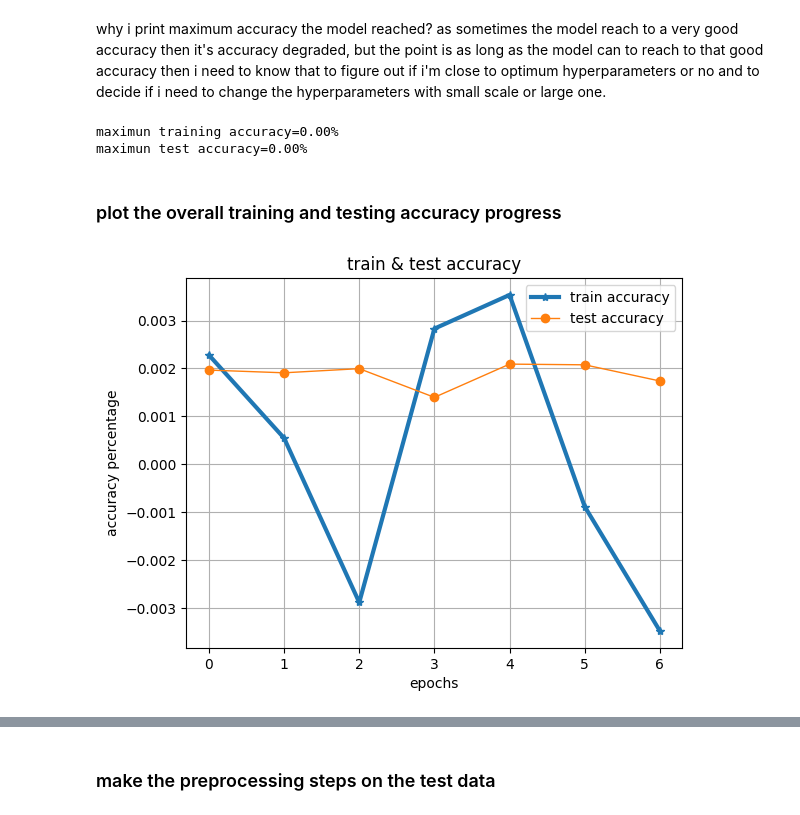
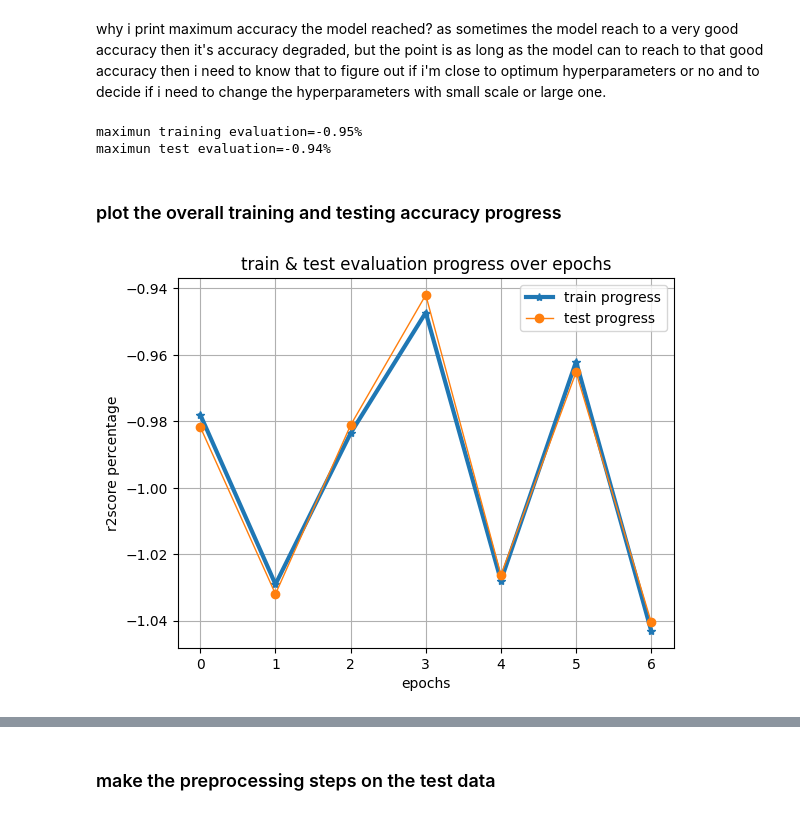
Before and after one commit to salama4ai/AI-project, a Jupyter notebook: PyTorch_model_implementation.ipynb, the cells around one changed output, grey strips where cells are left out. Drawn from its saved outputs; the diff is of its cells as text; code cells hidden in the pictures.

```diff
--- a/PyTorch_model_implementation.ipynb
+++ b/PyTorch_model_implementation.ipynb
@@ -285,13 +352,20 @@ network(
 # from this cell you can adjust/tune almost all the hyper paremeters,
 # except the model structure which can be adjusted from the previous cell
 
-#the Learning Rate hyperparameter
+# initializing the model and convert it to device(gpu or cpu)
+model = network().to(device)
+
+# print the model structure
+print(model)
+
+# the Learning Rate hyperparameter
 lr = 0.005
 
 # loss initializing
+criterion = R2Score(num_outputs=1, adjusted=0)
 criterion = nn.MSELoss()
 
-#optimizer initializing
+# optimizer initializing
 optimizer = torch.optim.Adam(model.parameters(), lr=lr)
 
 #learning-rate schedular initialization
@@ -305,8 +379,12 @@ num_epochs = 7
 # set the batch size
 batch_size = 512 #4096
 
-#
+# create the train_loader object
 train_loader = DataLoader(dataset=train_set, shuffle=True, batch_size=batch_size)
 
-#
+# create the test_loader object
 test_loader = DataLoader(dataset=test_set, batch_size=batch_size)
+
+
+# call the training function
+train_evaluation_progress, test_evaluation_progress = train_model(num_epochs, data_loader=train_loader)
@@ -412,35 +410,35 @@ after 1 epoch, train_acc = 0.54%, test_acc = 0.29%,        time_elapsed = 0.7 mi
 why i print maximum accuracy the model reached? as sometimes the model reach to a very good accuracy then it's accuracy degraded, but the point is as long as the model can to reach to that good accuracy then i need to know that to figure out if i'm close to optimum hyperparameters or no and to decide if i need to change the hyperparameters with small scale or large one.
 # %%
 # printing the maximum training accuracy and maximum testing accuracy the model reached
-print(f"maximun training accuracy={(max(result_train_acc)):.2f}%\nmaximun test accuracy={(max(result_test_acc)):.2f}%")
+print(f"maximun training evaluation={(max(train_evaluation_progress)):.2f}%\nmaximun test evaluation={(max(test_evaluation_progress)):.2f}%")
 # %% [output]
-maximun training accuracy=0.00%
-maximun test accuracy=0.00%
+maximun training evaluation=-0.95%
+maximun test evaluation=-0.94%
 # %% [markdown]
 ### plot the overall training and testing accuracy progress
 # %%
 # convert the train accuracy list into numpy array.
-train_line_val = np.array([val.cpu() for val in result_train_acc]) # just replace val with val.cpu() if output is cuda
+train_line_val = np.array([val.cpu() for val in train_evaluation_progress]) # just replace val with val.cpu() if output is cuda
 # convert the train accuracy list into numpy array.
-test_line_val = np.array([val.cpu() for val in result_test_acc]) # just replace val with val.cpu() if output is cuda
+test_line_val = np.array([val.cpu() for val in test_evaluation_progress]) # just replace val with val.cpu() if output is cuda
 
 # plot the progress of training accuracy over epochs.
-train_line, = plt.plot((range(len(train_line_val))), train_line_val, label="train accuracy", marker="*", linewidth=3)
+train_progress, = plt.plot((range(len(train_line_val))), train_line_val, label="train progress", marker="*", linewidth=3)
 # plot the progress of testing accuracy over epochs.
-test_line, = plt.plot((range(len(test_line_val))), test_line_val, label="test accuracy", marker="o", linewidth=1)
+test_progress, = plt.plot((range(len(test_line_val))), test_line_val, label="test progress", marker="o", linewidth=1)
 
 # set the legend parameters.
-plt.legend(loc="best", handles=[train_line, test_line])
+plt.legend(loc="best", handles=[train_progress, test_progress])
 # write the figure title.
-plt.title("train & test accuracy")
+plt.title("train & test evaluation progress over epochs")
 # write the label of x axis.
 plt.xlabel("epochs")
 # write the label of y axis.
-plt.ylabel("accuracy percentage")
+plt.ylabel("r2score percentage")
 # add grid to the figure
 plt.grid()
 # to show the figure and remove any unwanted appered words
 plt.show()
 # %% [output]
-[figure, old version]
+[figure, new version]
 # %%
```
Also changed, not shown: parts of 7 cells of this notebook.
